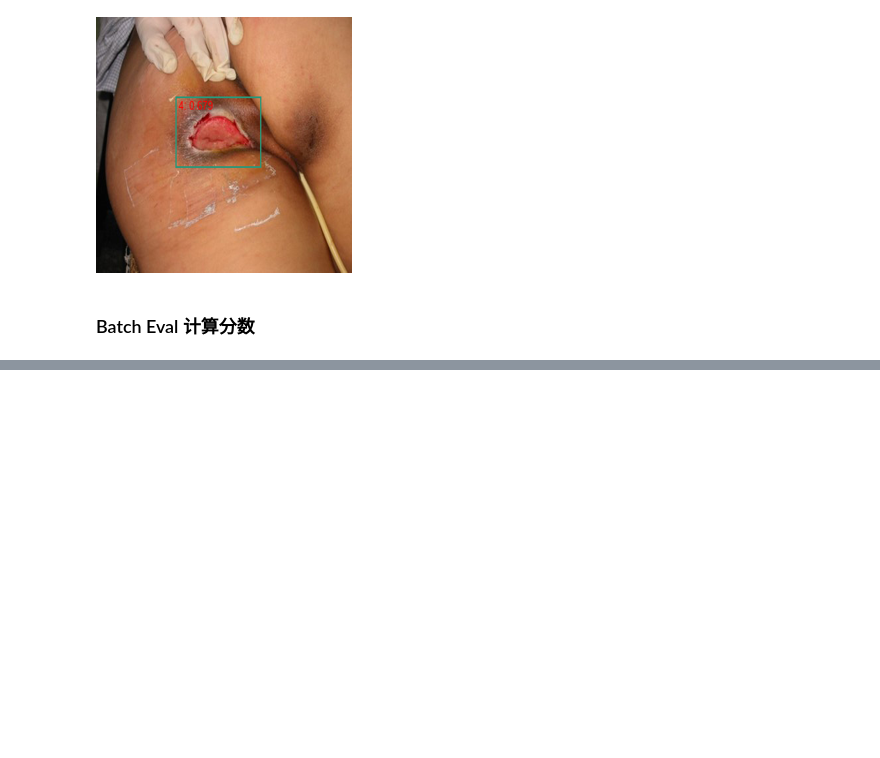
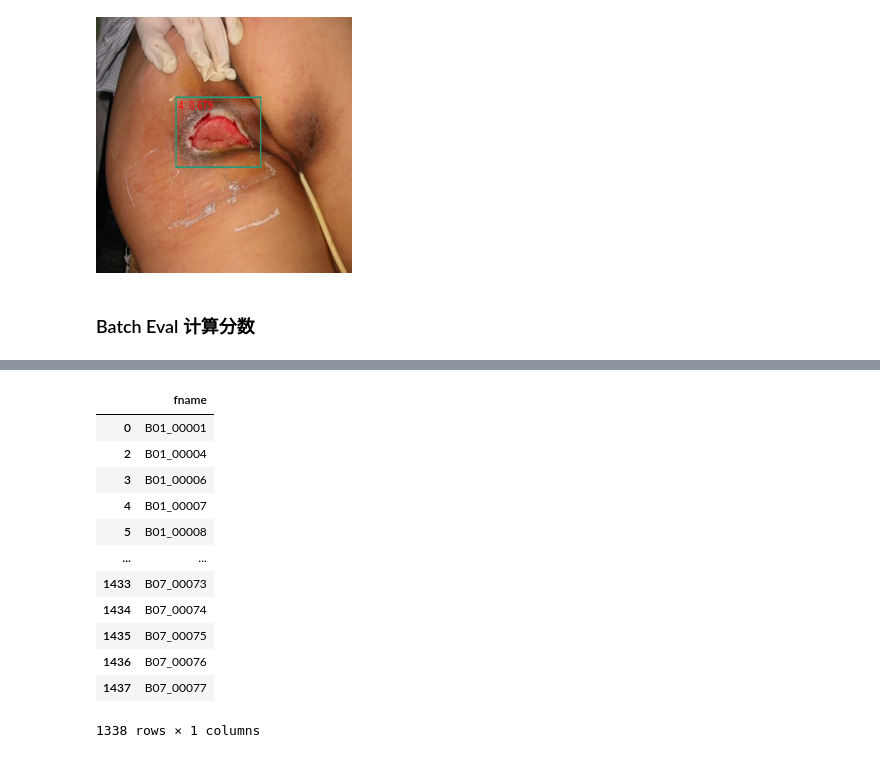
Before and after one commit to newfyu/Bedsore, a Jupyter notebook: dev.ipynb, the cells around one changed output, grey strips where cells are left out. Saved outputs shown, nothing was run; the diff lists cells and outputs as text; code cells hidden in the pictures; blank space fills up the shorter version.

```diff
--- a/dev.ipynb
+++ b/dev.ipynb
@@ -290,0 +389,18 @@ sum(mAP)/len(mAP)
+# %%
+train_df=train_df.append(val_df)
+train_df=train_df.drop_duplicates(subset=['fname'],keep=False)
+train_df
+# %% [output]
+|  | fname |
+| 0 | B01_00001 |
+| 2 | B01_00004 |
+| 3 | B01_00006 |
+| 4 | B01_00007 |
+| 5 | B01_00008 |
+| ... | ... |
+| 1433 | B07_00073 |
+| 1434 | B07_00074 |
+| 1435 | B07_00075 |
+| 1436 | B07_00076 |
+| 1437 | B07_00077 |
+1338 rows × 1 columns
```
Also changed, not shown: parts of 20 cells of this notebook, 4 other files.
